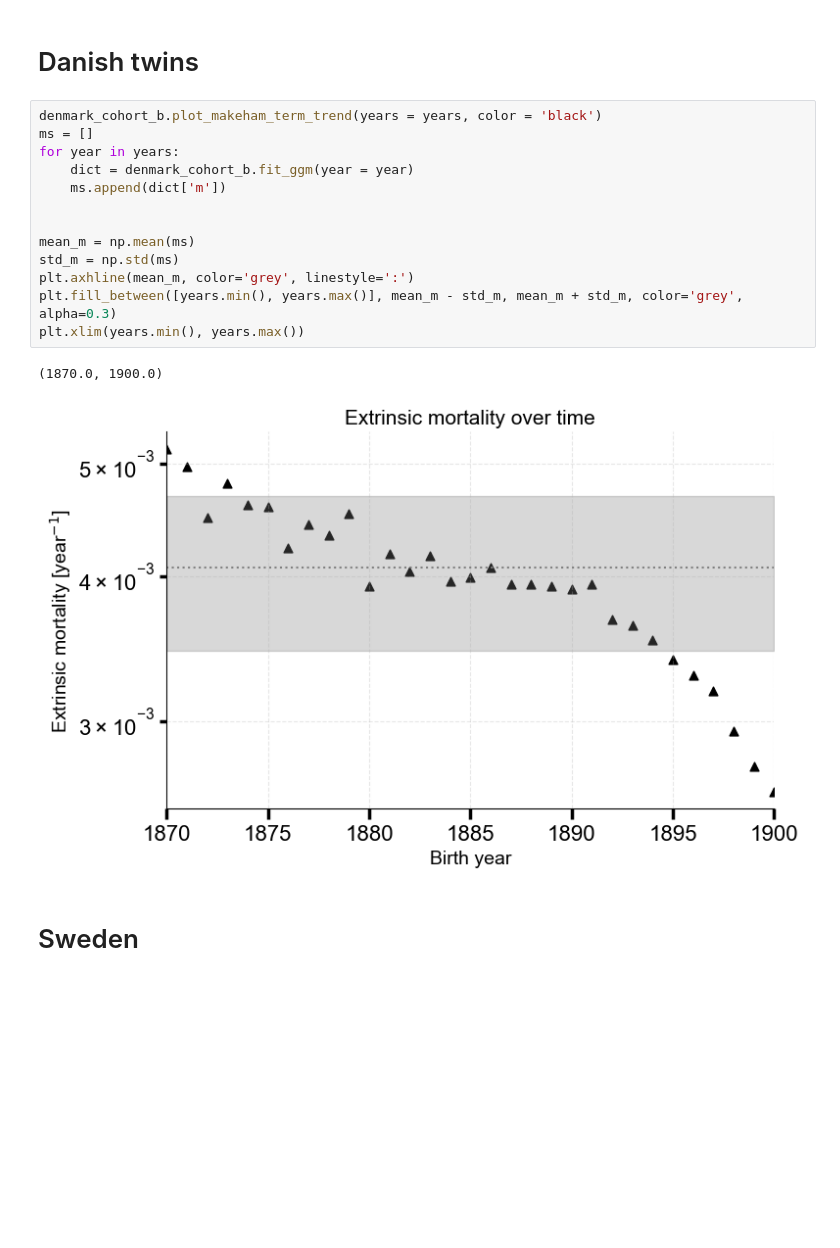
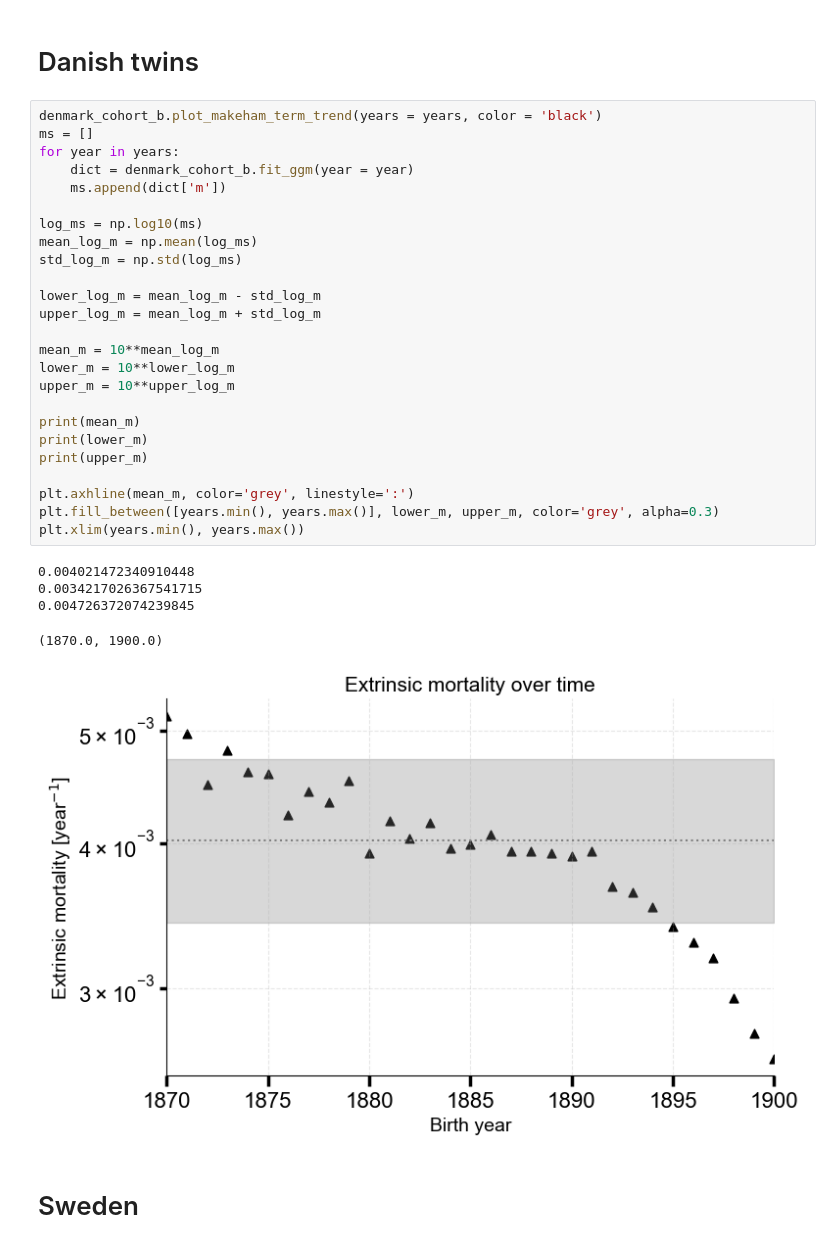
Before and after one commit to AlonLabWIS/lifespan-heritability-analysis, a Jupyter notebook: notebooks/extrinsic_mortality_calibrations.ipynb, the cells around one changed output. Cells and saved outputs as stored; diff of their text form; blank space fills up the shorter version.

```diff
--- a/notebooks/extrinsic_mortality_calibrations.ipynb
+++ b/notebooks/extrinsic_mortality_calibrations.ipynb
@@ -94,19 +94,34 @@ years = np.arange(1870, 1901, 1)
 # %%
 denmark_cohort_b.plot_makeham_term_trend(years = years, color = 'black')
 ms = []
 for year in years:
     dict = denmark_cohort_b.fit_ggm(year = year)
     ms.append(dict['m'])
 
+log_ms = np.log10(ms)
+mean_log_m = np.mean(log_ms)
+std_log_m = np.std(log_ms)
 
-mean_m = np.mean(ms)
-std_m = np.std(ms)
+lower_log_m = mean_log_m - std_log_m
+upper_log_m = mean_log_m + std_log_m
+
+mean_m = 10**mean_log_m
+lower_m = 10**lower_log_m
+upper_m = 10**upper_log_m
+
+print(mean_m)
+print(lower_m)
+print(upper_m)
+
 plt.axhline(mean_m, color='grey', linestyle=':')
-plt.fill_between([years.min(), years.max()], mean_m - std_m, mean_m + std_m, color='grey', alpha=0.3)
+plt.fill_between([years.min(), years.max()], lower_m, upper_m, color='grey', alpha=0.3)
 plt.xlim(years.min(), years.max())
 # %% [output]
-(1870.0, 1900.0)
+0.004021472340910448
+0.0034217026367541715
+0.004726372074239845
+(1870.0, 1900.0)
-[figure, old version]
+[figure, new version]
 # %% [markdown]
 # Sweden
 # %%
```
Also changed, not shown: parts of 2 cells of this notebook, 1 other file.
